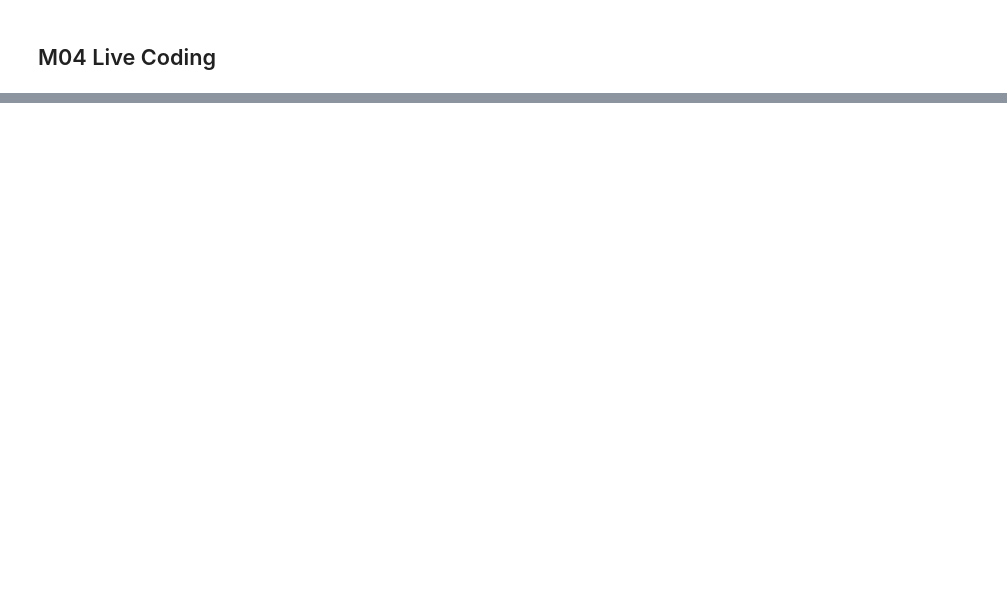
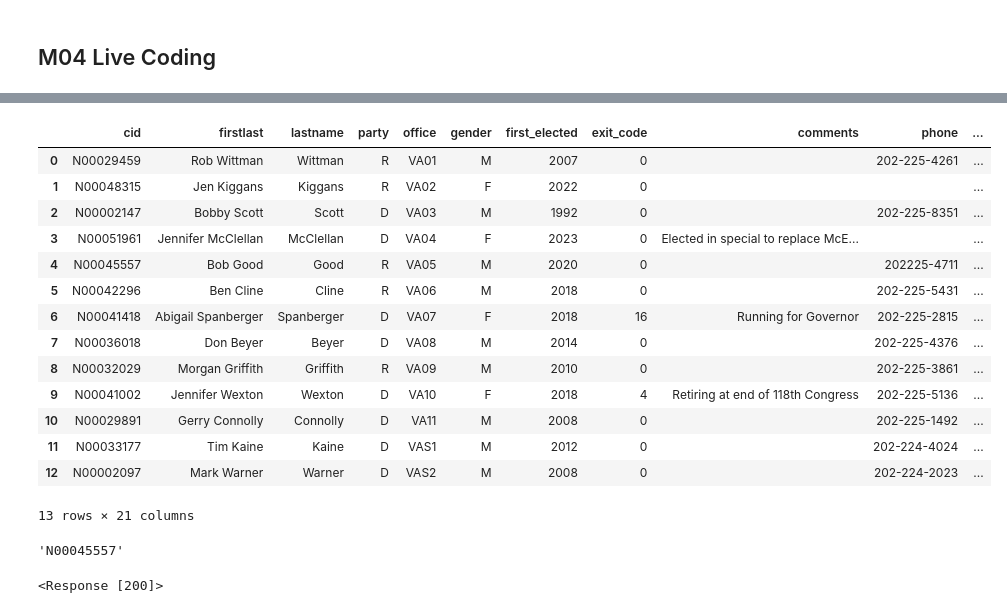
Before and after one commit to shroffr01/UVACODE, a Jupyter notebook: App of Data Science/M04_Live_Coding.ipynb, the cells around one changed output, grey strips where cells are left out. Saved outputs shown, nothing was run; the diff lists cells and outputs as text; code cells hidden in the pictures; blank space fills up the shorter version.

```diff
--- a/App of Data Science/M04_Live_Coding.ipynb
+++ b/App of Data Science/M04_Live_Coding.ipynb
@@ -40,0 +61,3 @@ congresskey = os.getenv('congresskey')
+# %%
+bobgood_bills = pd.json_normalize(json.loads(r.text), record_path = 'sponsoredLegislation')
+#bobgood_bills
@@ -40,0 +103,36 @@ congresskey = os.getenv('congresskey')
+# %%
+opensecretskey = os.getenv('opensecretskey')
+
+root = 'https://www.opensecrets.org/api'
+endpoint = '/?method=getLegislators'
+
+params = {'apikey': opensecretskey, 'id': 'VA', 'output': 'json'}
+
+r = requests.get(root + endpoint, params = params, headers = headers)
+# %%
+member_df = pd.json_normalize(json.loads(r.text), record_path=['response', 'legislator'])
+# %%
+member_df.columns = [x.replace('@attributes.', '') for x in member_df.columns]
+# %%
+member_df
+# %% [output]
+|  | cid | firstlast | lastname | party | office | gender | first_elected | exit_code | comments | phone | ... |
+| 0 | N00029459 | Rob Wittman | Wittman | R | VA01 | M | 2007 | 0 |  | 202-225-4261 | ... |
+| 1 | N00048315 | Jen Kiggans | Kiggans | R | VA02 | F | 2022 | 0 |  |  | ... |
+| 2 | N00002147 | Bobby Scott | Scott | D | VA03 | M | 1992 | 0 |  | 202-225-8351 | ... |
+| 3 | N00051961 | Jennifer McClellan | McClellan | D | VA04 | F | 2023 | 0 | Elected in special to replace McE... |  | ... |
+| 4 | N00045557 | Bob Good | Good | R | VA05 | M | 2020 | 0 |  | 202225-4711 | ... |
+| 5 | N00042296 | Ben Cline | Cline | R | VA06 | M | 2018 | 0 |  | 202-225-5431 | ... |
+| 6 | N00041418 | Abigail Spanberger | Spanberger | D | VA07 | F | 2018 | 16 | Running for Governor | 202-225-2815 | ... |
+| 7 | N00036018 | Don Beyer | Beyer | D | VA08 | M | 2014 | 0 |  | 202-225-4376 | ... |
+| 8 | N00032029 | Morgan Griffith | Griffith | R | VA09 | M | 2010 | 0 |  | 202-225-3861 | ... |
+| 9 | N00041002 | Jennifer Wexton | Wexton | D | VA10 | F | 2018 | 4 | Retiring at end of 118th Congress | 202-225-5136 | ... |
+| 10 | N00029891 | Gerry Connolly | Connolly | D | VA11 | M | 2008 | 0 |  | 202-225-1492 | ... |
+| 11 | N00033177 | Tim Kaine | Kaine | D | VAS1 | M | 2012 | 0 |  | 202-224-4024 | ... |
+| 12 | N00002097 | Mark Warner | Warner | D | VAS2 | M | 2008 | 0 |  | 202-224-2023 | ... |
+13 rows × 21 columns
+# %%
+good_cid = member_df.query('lastname=="Good"')['cid'].tolist()[0]
+good_cid
+# %% [output]
+'N00045557'
@@ -40,0 +143,4 @@ congresskey = os.getenv('congresskey')
+# %%
+r
+# %% [output]
+<Response [200]>
```
Also changed, not shown: parts of 17 cells of this notebook, 1 other file.
